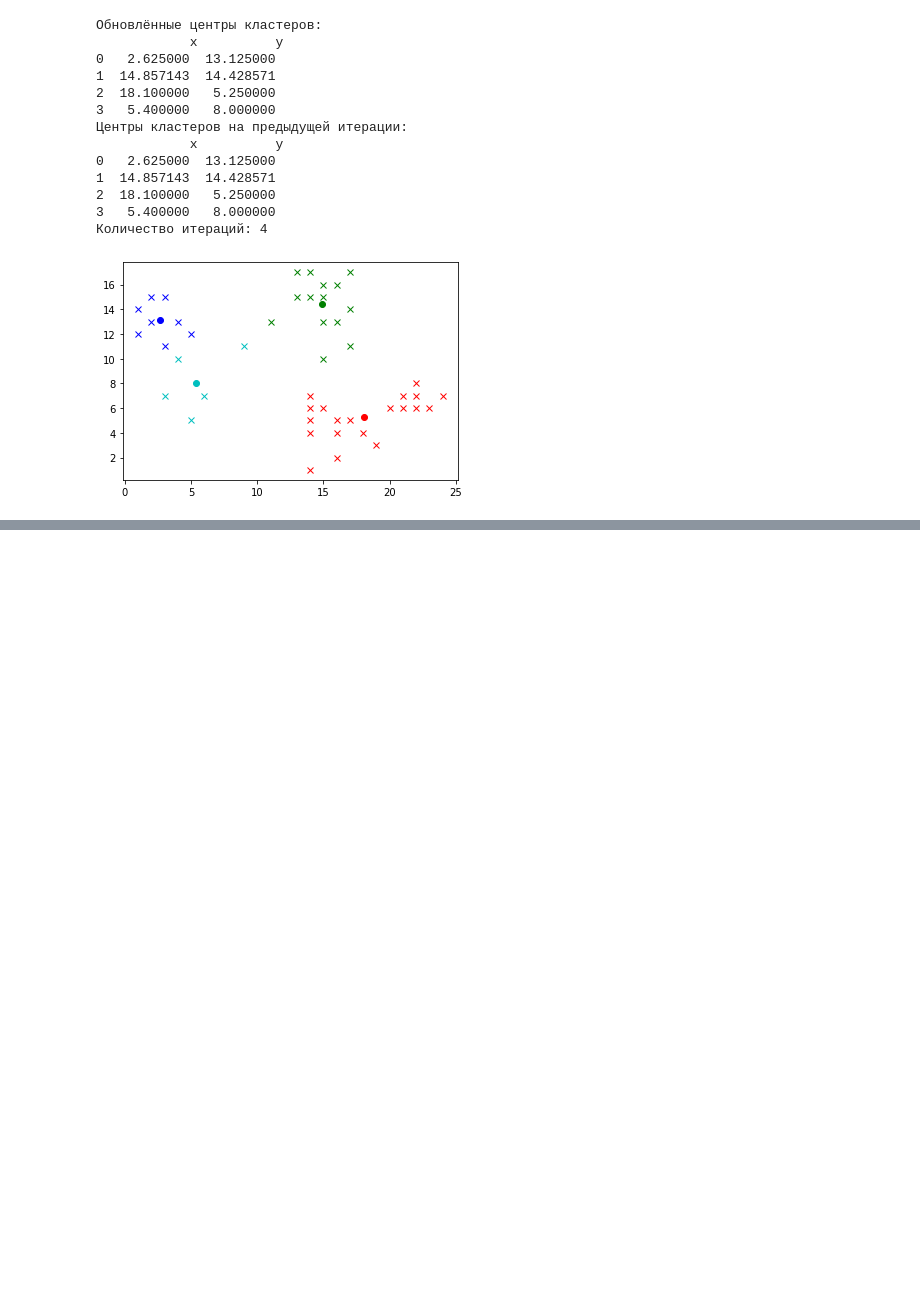
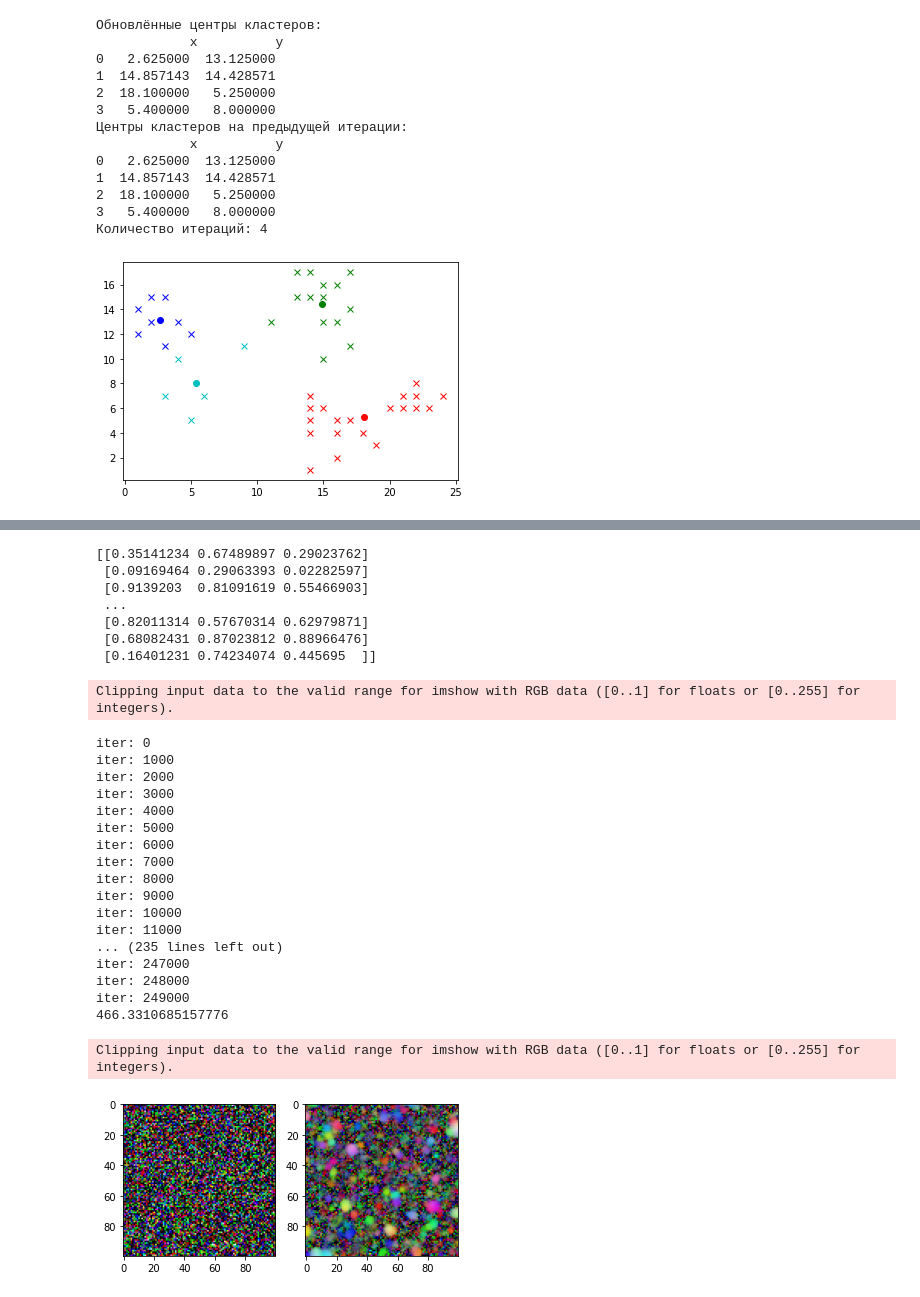
Before and after one commit to latinskiebukvi/edu, a Jupyter notebook: 4_clasterization/clasterization.ipynb, the cells around one changed output, grey strips where cells are left out. Cells and saved outputs as stored; diff of their text form; code cells hidden in the pictures; blank space fills up the shorter version.

```diff
--- a/4_clasterization/clasterization.ipynb
+++ b/4_clasterization/clasterization.ipynb
@@ -134,0 +256,30 @@ plotCentresAndWorklist(w = workList, c = centroids)
+# %%
+ test_som_with_color_data(som_dim = 100)
+# %% [output]
+[[0.35141234 0.67489897 0.29023762]
+ [0.09169464 0.29063393 0.02282597]
+ [0.9139203  0.81091619 0.55466903]
+ ...
+ [0.82011314 0.57670314 0.62979871]
+ [0.68082431 0.87023812 0.88966476]
+ [0.16401231 0.74234074 0.445695  ]]
+Clipping input data to the valid range for imshow with RGB data ([0..1] for floats or [0..255] for integers).
+iter: 0
+iter: 1000
+iter: 2000
+iter: 3000
+iter: 4000
+iter: 5000
+iter: 6000
+iter: 7000
+iter: 8000
+iter: 9000
+iter: 10000
+iter: 11000
+... (235 lines left out)
+iter: 247000
+iter: 248000
+iter: 249000
+466.3310685157776
+Clipping input data to the valid range for imshow with RGB data ([0..1] for floats or [0..255] for integers).
+[figure, added]
```
Also changed, not shown: parts of 4 cells of this notebook.
